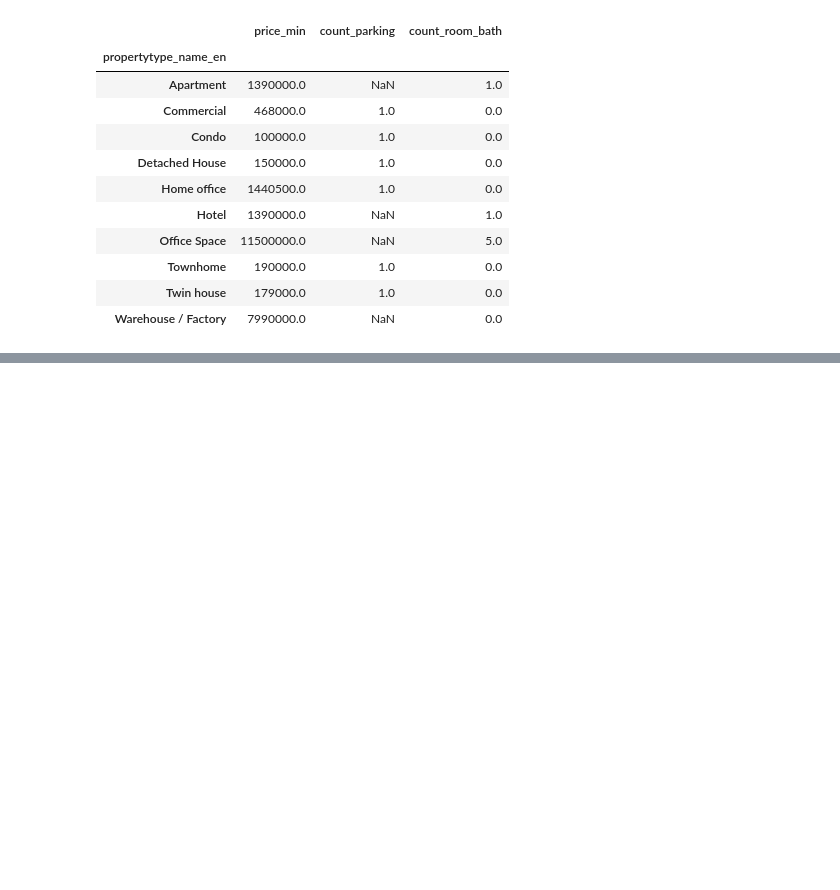
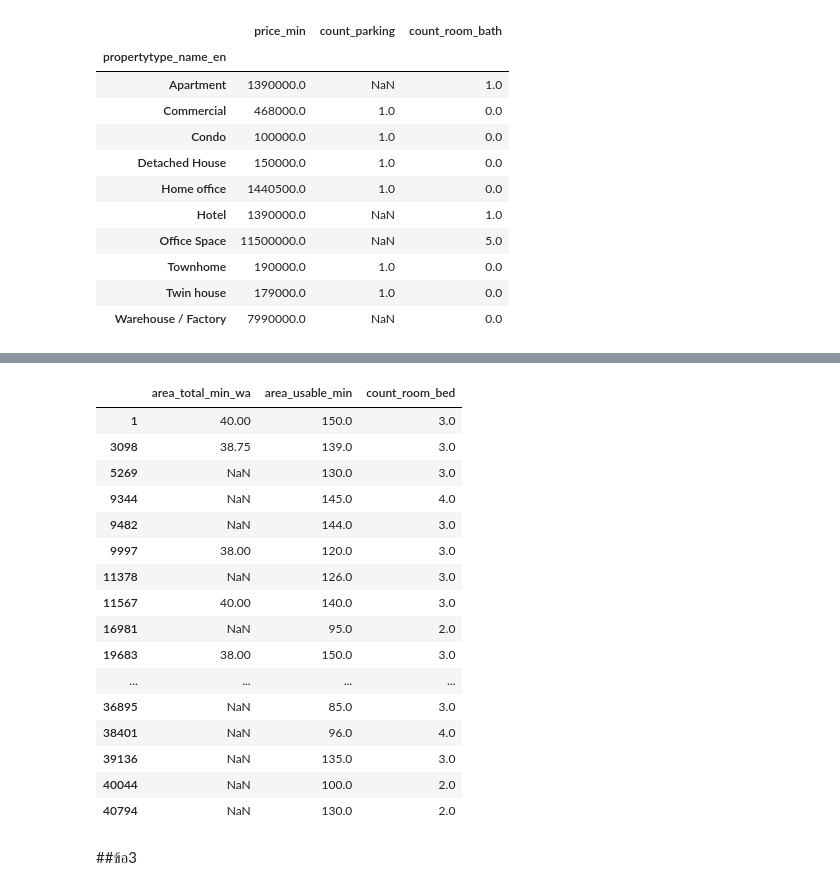
Before and after one commit to Praewphat/BasicProg_DataViz65, a Jupyter notebook: Pandas101.ipynb, the cells around one changed output, grey strips where cells are left out. Cells and saved outputs as stored; diff of their text form; code cells hidden in the pictures; blank space fills up the shorter version.

```diff
--- a/Pandas101.ipynb
+++ b/Pandas101.ipynb
@@ -495,0 +592,3 @@ unit.groupby('propertytype_name_en').min()[['price_min','count_parking','count_r
+# %%
+maxprice = unit.groupby('propertytype_name_en')[['price_min','area_total_min_wa' , 'area_usable_min', 'count_room_bed']].max().reset_index()
+maxprice
@@ -495,0 +607,4 @@ unit.groupby('propertytype_name_en').min()[['price_min','count_parking','count_r
+# %%
+for row in maxprice.iterrows():
+    print(row[1]['propertytype_name_en'],row[1]['price_min'])
+    print(unit[(unit['propertytype_name_en']==row[1]['propertytype_name_en']) & (unit['price_min']==row[1]['price_min'])][['area_total_min_wa','area_usable_min','count_room_bed']])
@@ -495,0 +629,22 @@ unit.groupby('propertytype_name_en').min()[['price_min','count_parking','count_r
+# %%
+unit[(unit['propertytype_name_en']==row[1]['propertytype_name_en']) & (unit['price_min']==row[1]['price_min'])][['area_total_min_wa','area_usable_min','count_room_bed']]
+# %% [output]
+|  | area_total_min_wa | area_usable_min | count_room_bed |
+| 1 | 40.00 | 150.0 | 3.0 |
+| 3098 | 38.75 | 139.0 | 3.0 |
+| 5269 | NaN | 130.0 | 3.0 |
+| 9344 | NaN | 145.0 | 4.0 |
+| 9482 | NaN | 144.0 | 3.0 |
+| 9997 | 38.00 | 120.0 | 3.0 |
+| 11378 | NaN | 126.0 | 3.0 |
+| 11567 | 40.00 | 140.0 | 3.0 |
+| 16981 | NaN | 95.0 | 2.0 |
+| 19683 | 38.00 | 150.0 | 3.0 |
+| ... | ... | ... | ... |
+| 36895 | NaN | 85.0 | 3.0 |
+| 38401 | NaN | 96.0 | 4.0 |
+| 39136 | NaN | 135.0 | 3.0 |
+| 40044 | NaN | 100.0 | 2.0 |
+| 40794 | NaN | 130.0 | 2.0 |
+# %% [markdown]
+##ข้อ3
```
Also changed, not shown: parts of 18 cells of this notebook.
